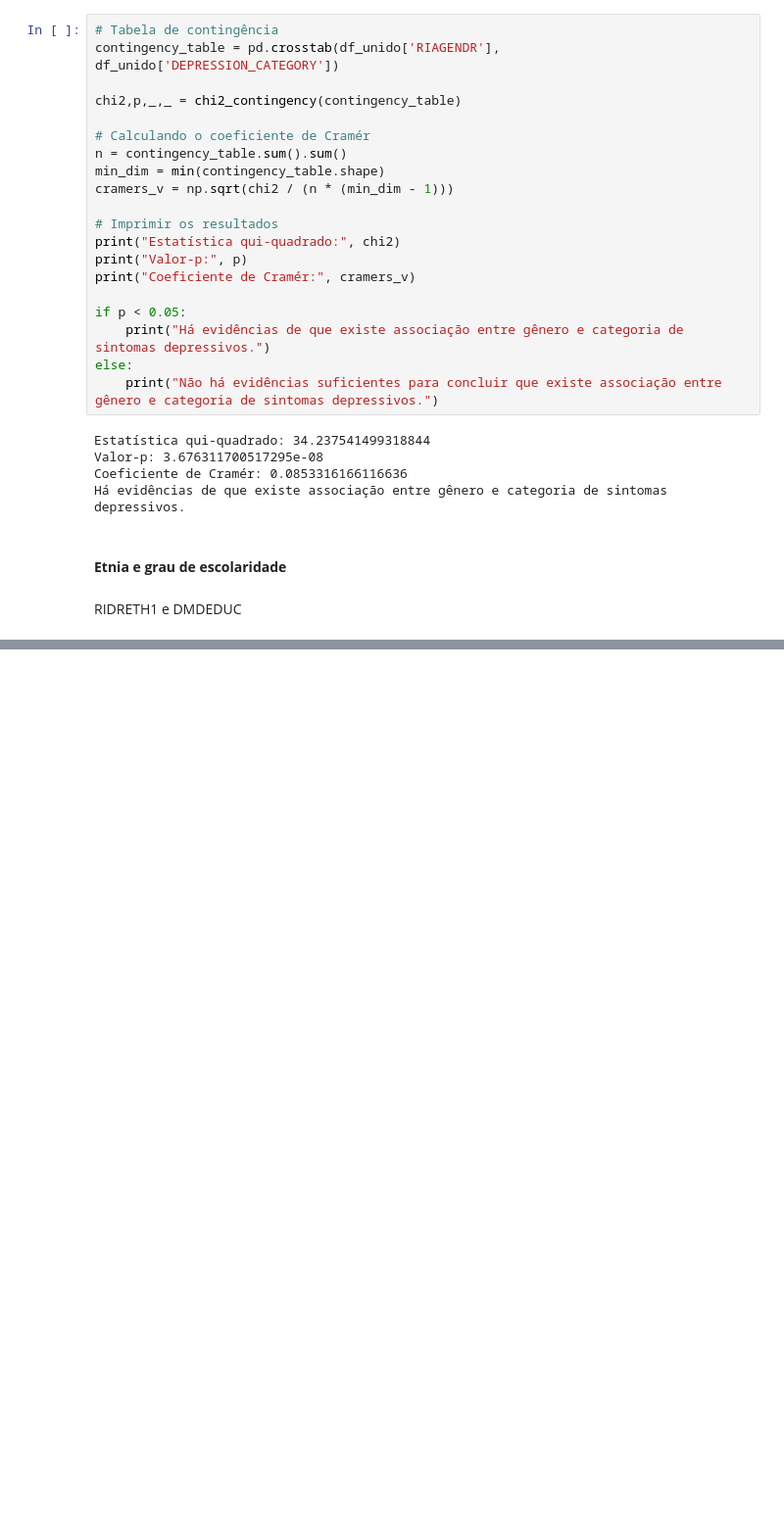
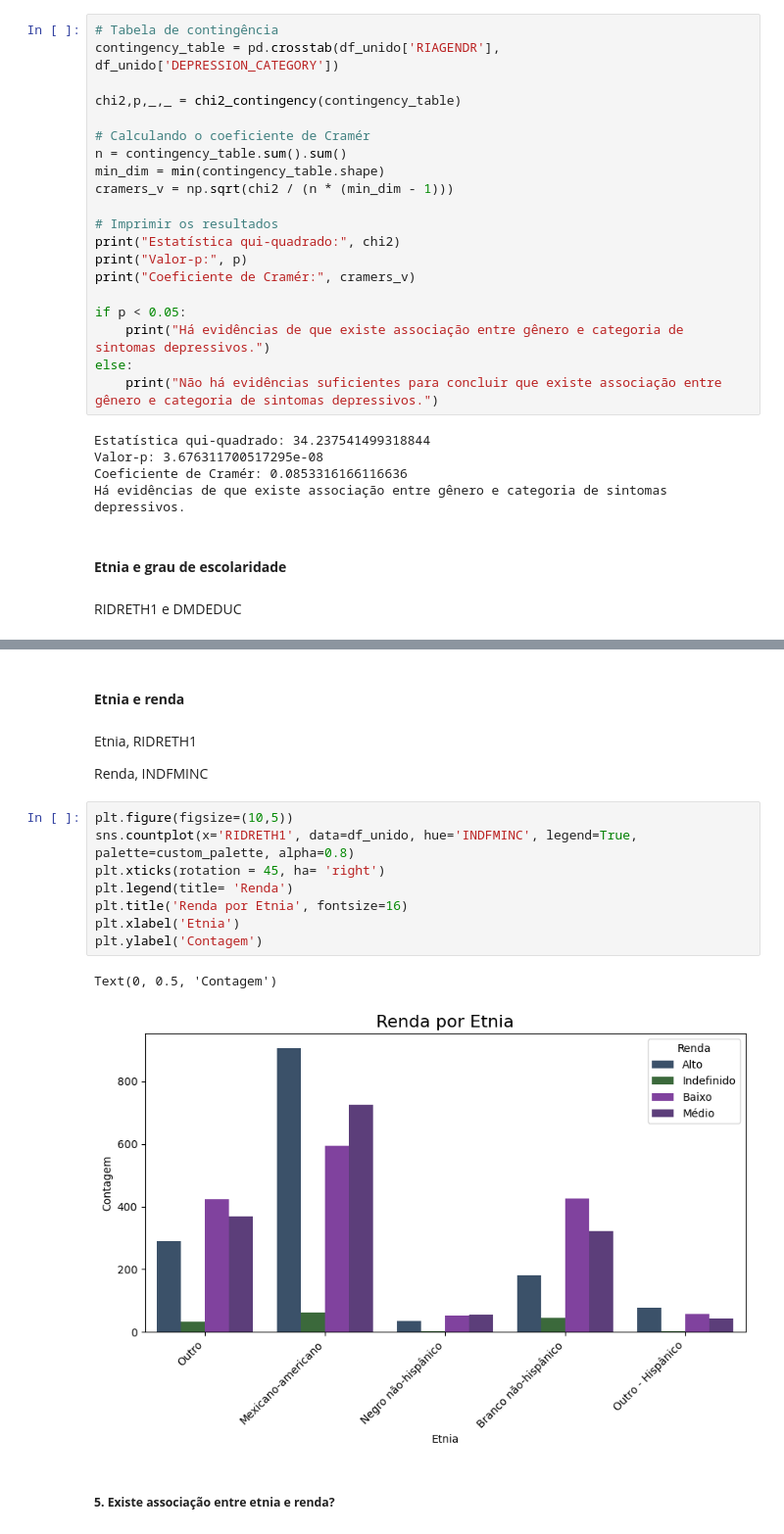
Before and after one commit to OtavioAroca/portfolio, a Jupyter notebook: depressao.ipynb, the cells around one changed output, grey strips where cells are left out. Shown at 98% size. Saved outputs shown, nothing was run; the diff lists cells and outputs as text; blank space fills up the shorter version.

```diff
--- a/depressao.ipynb
+++ b/depressao.ipynb
@@ -1226,0 +1265,21 @@ sns.countplot(x= 'DMDEDUC', data=df_unido, hue='RIDRETH1', palette=custom_palett
+# %% [markdown]
+#### **Etnia e renda**
+# %% [markdown]
+Etnia,
+RIDRETH1
+
+Renda,
+INDFMINC
+# %%
+plt.figure(figsize=(10,5))
+sns.countplot(x='RIDRETH1', data=df_unido, hue='INDFMINC', legend=True, palette=custom_palette, alpha=0.8)
+plt.xticks(rotation = 45, ha= 'right')
+plt.legend(title= 'Renda')
+plt.title('Renda por Etnia', fontsize=16)
+plt.xlabel('Etnia')
+plt.ylabel('Contagem')
+# %% [output]
+Text(0, 0.5, 'Contagem')
+[figure, added]
+# %% [markdown]
+##### **5. Existe associação entre etnia e renda?**
```
Also changed, not shown: parts of 32 cells of this notebook.
